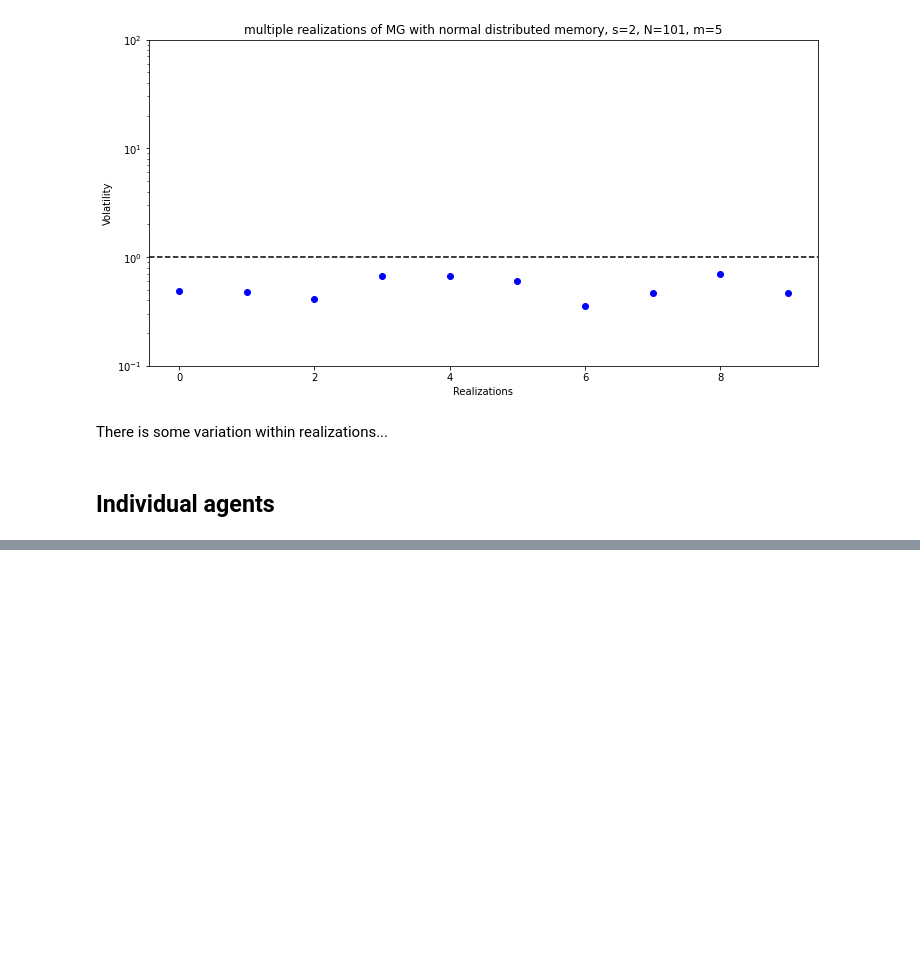
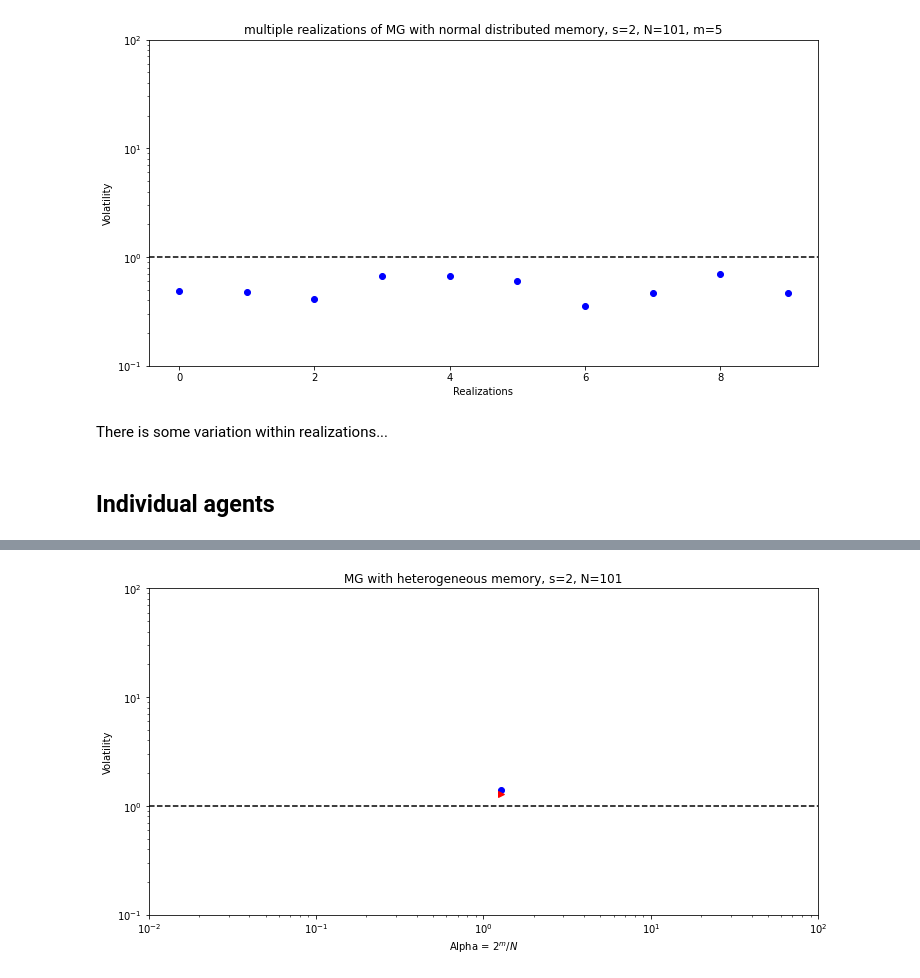
Before and after one commit to dvdblk/abm-project, a Jupyter notebook: notebooks/Scenario 1 version2.ipynb, the cells around one changed output, grey strips where cells are left out. Saved outputs shown, nothing was run; the diff lists cells and outputs as text; code cells hidden in the pictures; blank space fills up the shorter version.

```diff
--- a/notebooks/Scenario 1 version2.ipynb
+++ b/notebooks/Scenario 1 version2.ipynb
@@ -583,9 +560,10 @@ class MinorityGameIndividualAgents:
 # %%
 %%time
-n_agents = 101 # check with David why it does not work if I do MinorityGame.n_agents
+n_agents = 101
+tot_omega_u_orig = []
+tot_alpha_u_orig = []
 M = 7
-
-times, attendances, mean_A_t_individual_m_df, A_t_table_list, n_agents_m, m_list = MinorityGameIndividualAgents(
+times, attendances, vol_A_t, n_agents_m, m_list, vol_A_t_individual_m_df = MinorityGameIndividualAgents(
     n_agents=101,
     factory_dict={
         1: AgentFactory(
@@ -593,16 +571,16 @@ times, attendances, mean_A_t_individual_m_df, A_t_table_list, n_agents_m, m_list
             agent_kwargs=dict(
                 strategy_clss=[DefaultStrategy,DefaultStrategy]
             ),
-            memory_generator=GumbelDistributionMemoryGenerator(M)
+            memory_generator=UniformMemoryGenerator(M)
         ),
     }
 ).simulate_game(max_steps=100)
+# in order to create the graph
+omega = np.average(vol_A_t)/n_agents
+alpha = 2**M/n_agents
+tot_omega_u_orig.append(omega)
+tot_alpha_u_orig.append(alpha)
 
-# m_list = n_agents_m_list.iloc[:, 0]
-# m_agent_counts = n_agents_m_list.iloc[:, 1]
-m_list = n_agents_m['index']
-
-# in order to create the graph
-tot_omega_g = np.average(vol_A_t_individual_m_df)/n_agents_m['count']
-tot_alpha_g =  2**m_list/n_agents_m['count']
+tot_omega_u = np.average(vol_A_t_individual_m_df)/n_agents_m['count']
+tot_alpha_u =  2**n_agents_m['index']/n_agents_m['count']
 # %% [output]
@@ -609,0 +588,20 @@ Wall time: 9.08 s
+# %%
+fig, ax = plt.subplots(figsize=(12, 6))
+
+ax.axhline(y=1, color="k", linestyle="--")
+
+ax.plot(tot_alpha_u, tot_omega_u, 'bo')
+ax.plot(tot_alpha_u_orig, tot_omega_u_orig, '>r')
+
+ax.set_xlabel("Alpha = $2^m/N$")
+ax.set_ylabel("Volatility")
+
+plt.title("MG with heterogeneous memory, s=2, N=101")
+plt.yscale('log')
+plt.xscale('log')
+plt.xlim([0.01,100])
+plt.ylim([0.1,100])
+
+plt.show()
+# %% [output]
+[figure, added]
```
Also changed, not shown: parts of 24 cells of this notebook.
